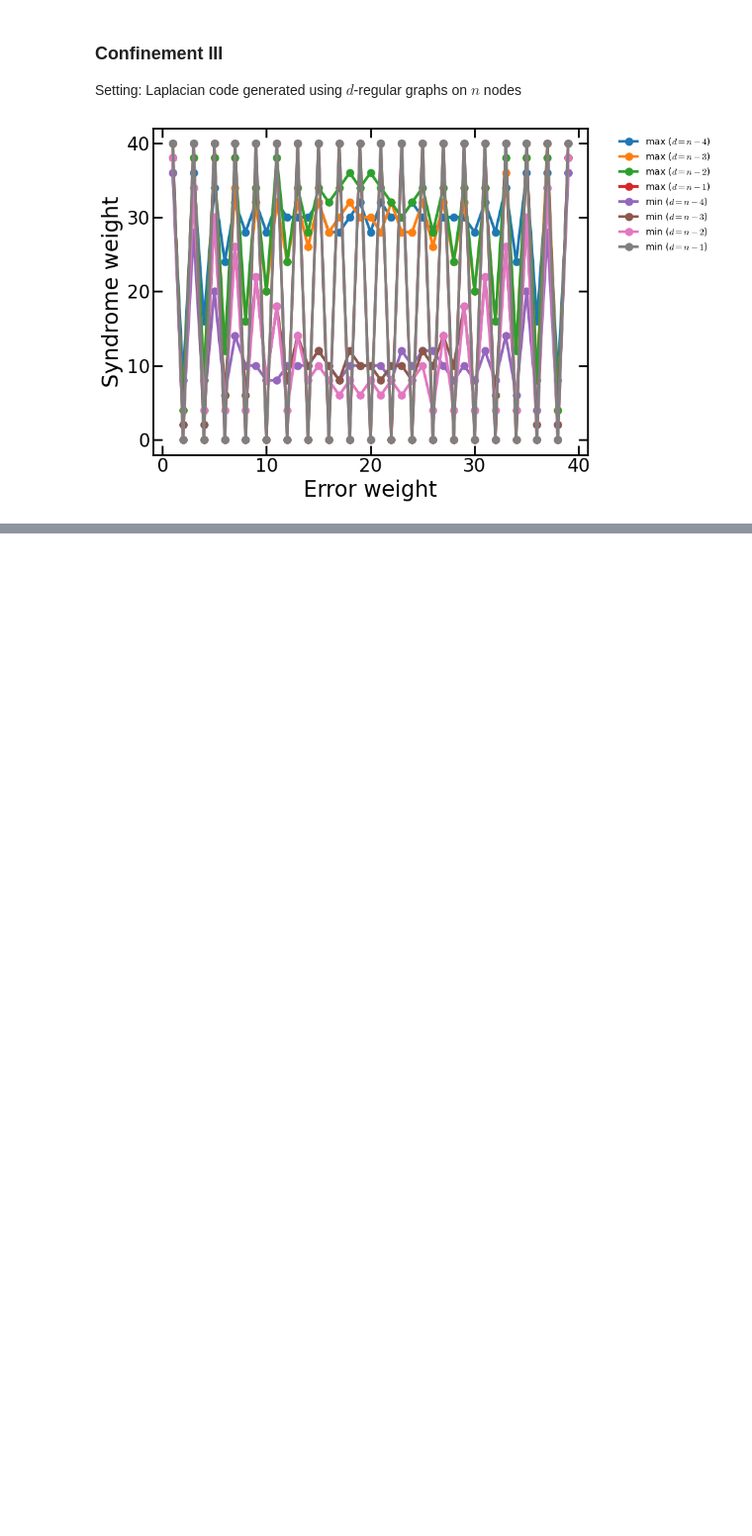
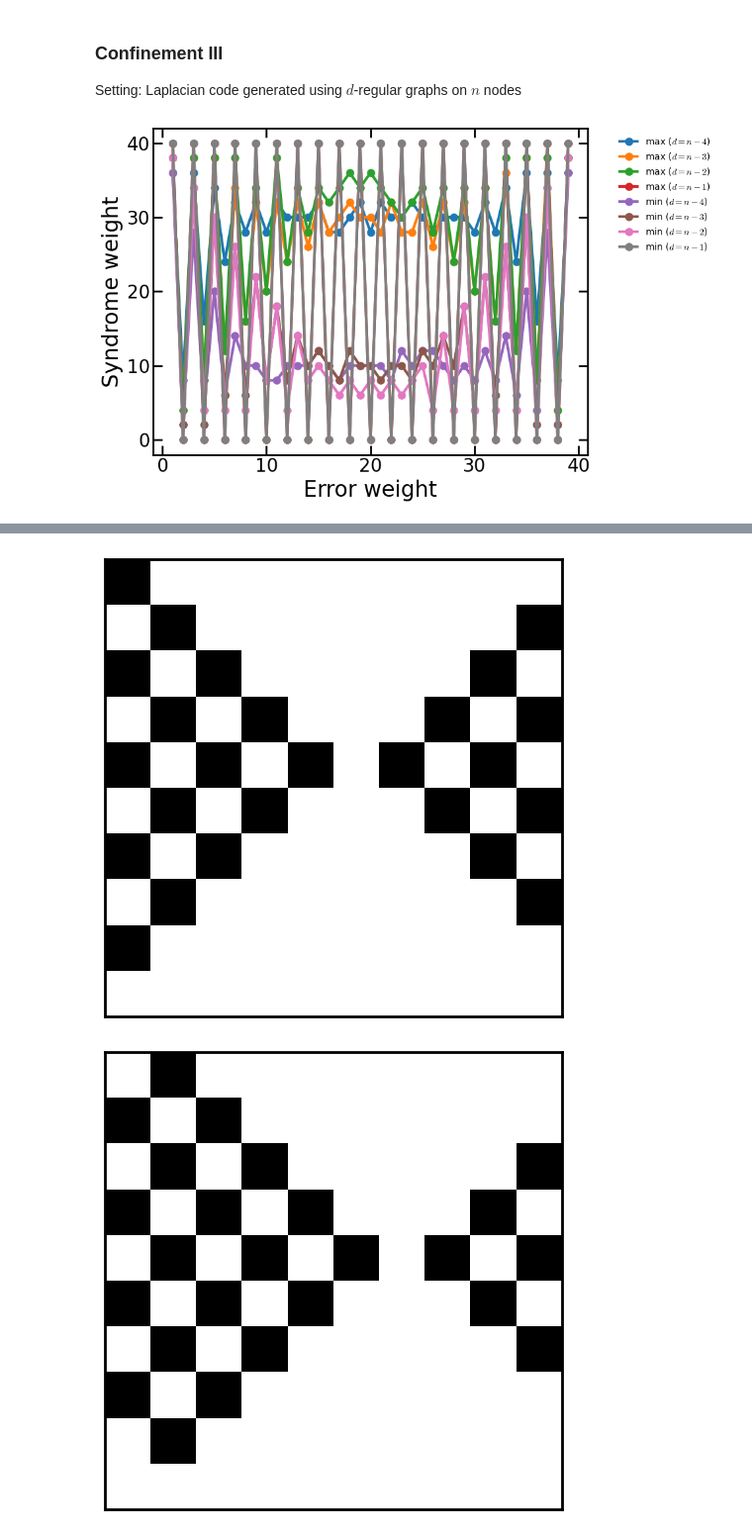
Before and after one commit to Rosetta-Tan/aperiodic-codes, a Jupyter notebook: run/local_ldpc_analysis.ipynb, the cells around one changed output, grey strips where cells are left out. Shown at 99% size. Saved outputs shown, nothing was run; the diff lists cells and outputs as text; code cells hidden in the pictures; blank space fills up the shorter version.

```diff
--- a/run/local_ldpc_analysis.ipynb
+++ b/run/local_ldpc_analysis.ipynb
@@ -553,0 +636,14 @@ plt.show()
+# %%
+for i in range(len(logical_basis[:2])):
+    # plot the logical operator
+    logical_visualize = logical_basis[i].reshape((L, L))
+    fig, ax = plt.subplots()
+    ax.imshow(logical_visualize, cmap='gray_r')
+    ax.xaxis.set_visible(False)
+    ax.yaxis.set_visible(False)
+    fig.set_size_inches(6, 6)
+    # fig.savefig(f'../figures/logical_operator_shs_squarelattice_n={L}_i={i}.pdf')
+    plt.show()
+# %% [output]
+[figure, added]
+[figure, added]
```
Also changed, not shown: parts of 20 cells of this notebook, 4 other files.
